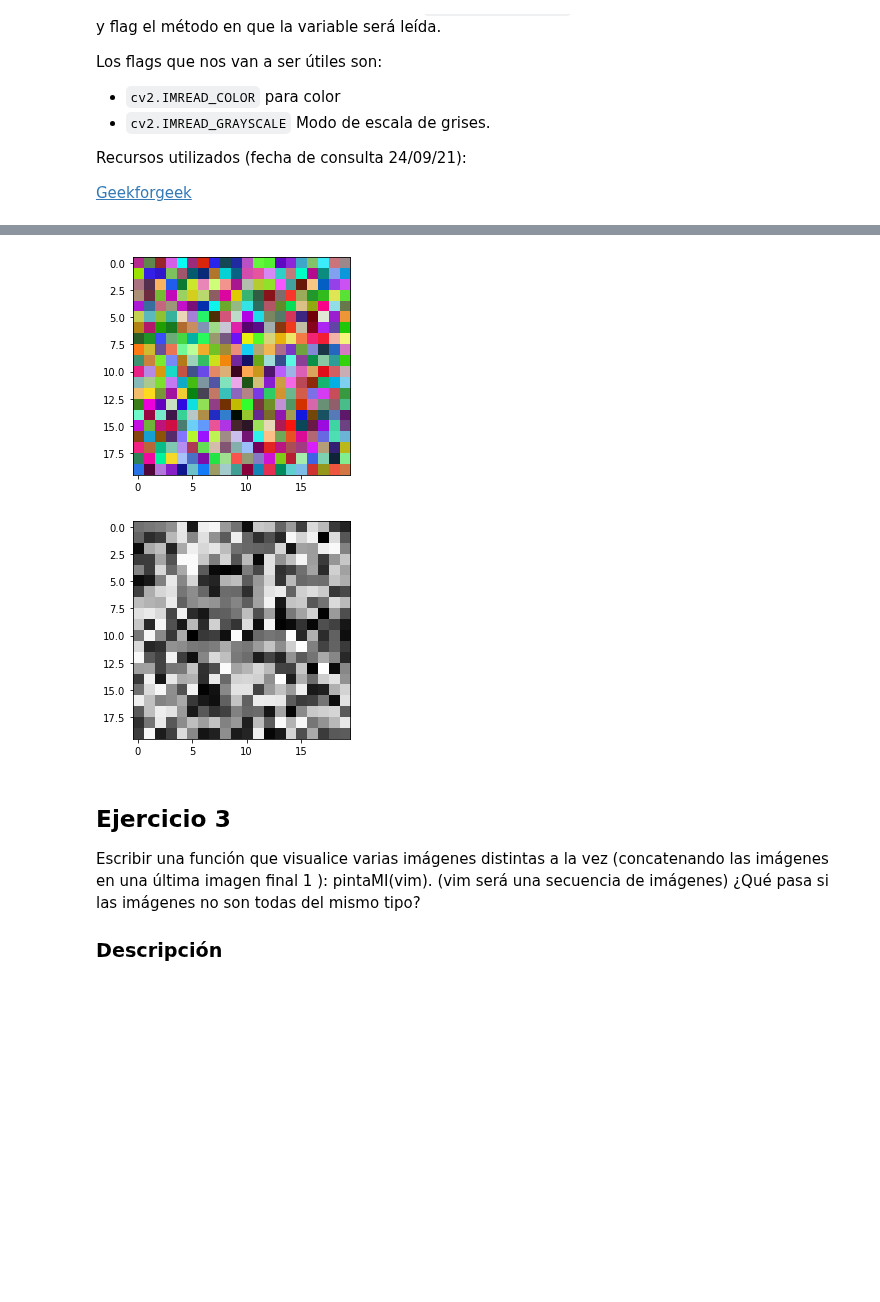
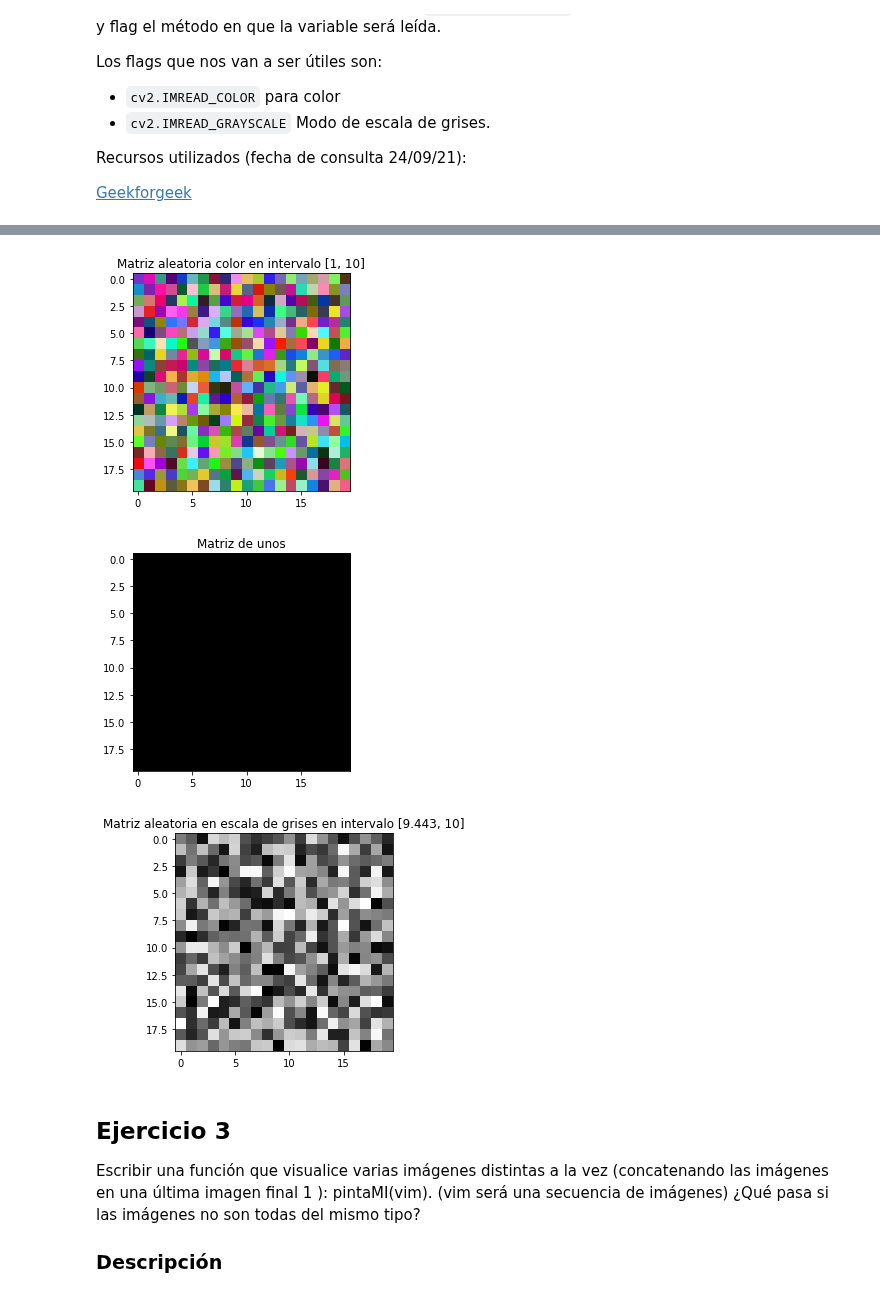
Before and after one commit to BlancaCC/Computer-vision, a Jupyter notebook: practica_0/Práctica_0.ipynb, the cells around one changed output, grey strips where cells are left out. Saved outputs shown, nothing was run; the diff lists cells and outputs as text; code cells hidden in the pictures; blank space fills up the shorter version.

```diff
--- a/practica_0/Práctica_0.ipynb
+++ b/practica_0/Práctica_0.ipynb
@@ -91,31 +111,64 @@ https://colab.researchb.google.com/github/xn2333/OpenCV/blob/master/Image_Proces
 # %%
 import matplotlib.pyplot as plt
 import numpy as np
-def pintaI(imagen, titulo=""):
+
+def Reescalado (img: np.ndarray) -> np.ndarray:
+    """Homeomorfismo R (ver explicación)"""
+    minimo = img.min()
+    maximo = img.max()
+    matrizReescada = None
+
+    if(minimo == maximo):
+        matrizReescalada = 0*img
+    else:
+        matrizReescalada = (img - minimo)/(maximo - minimo)
+
+    return matrizReescalada
+
+def pintaI(img, titulo=""):
+    '''Visualiza una matriz de números reales cualquiera'''
     plt.title(titulo)
     # si la imagen es tribanda, tenemos que invertir los canales B y R
     # si es en blanco y negro, tenemos que decirle a matplotlib que es monobanda
+    imagen = Reescalado(img)
     if imagen.ndim == 3 and imagen.shape[2] >= 3:
         plt.imshow(imagen[:,:,::-1])
     else:
         plt.imshow(imagen, cmap='gray')
     plt.show()
 
 
-def pintaI2(im):
-  """Visualiza una matriz de números reales cualquiera
+def pintaI2(img: np.ndarray, titulo = ''):
+    """Visualiza una matriz de números reales cualquiera
      - im: Imagen a visualizar"""
-  cv2_imshow(im)
+    print(titulo)
+    cv2_imshow(Reescalado(img))
 
 ## Ejemplo colores la matriz aleatoria
-# La escala iría en el intervali  [0,1] por ello no se ha cambiado la escala
-random_img_color = np.random.rand(20, 20, 3)
-random_img_gray = np.random.rand(20,20)
-pintaI(random_img_color)
-pintaI(random_img_gray)
+def HomeomorfismoMatriz(a:float, b:float, matriz: np.ndarray )-> np.ndarray:
+    ''' De  [0,1] a [a,b] '''
+    return matriz* (b-a) +a
+
+#######
+# Definición de intervalo de rangos
+a = 1; b=10;
+c=9.443; d=10
+
+# Generamos matrices
+random_img_color = HomeomorfismoMatriz(a,b,np.random.rand(20, 20, 3))
+matriz_unos= np.ones((20, 20, 3))
+random_img_gray = HomeomorfismoMatriz(c,d,np.random.rand(20,20))
+# Pintamos las matrices
+pintaI(random_img_color, f'Matriz aleatoria color en intervalo [{a}, {b}]')
+pintaI(matriz_unos, 'Matriz de unos')
+pintaI(random_img_gray, f'Matriz aleatoria en escala de grises en intervalo [{c}, {d}]')
+
+if(ruta_actual == colab):
+    pintaI2(random_img_color, f'Matriz aleatoria color en intervalo [{a}, {b}] con pinta 2')
 # %% [output]
-[figure, old version]
+[figure, new version]
-[figure, old version]
+[figure, new version]
+[figure, added]
 # %% [markdown]
 ## Ejercicio 3
 Escribir una función que visualice varias imágenes distintas a la vez
```
Also changed, not shown: parts of 9 cells of this notebook.
